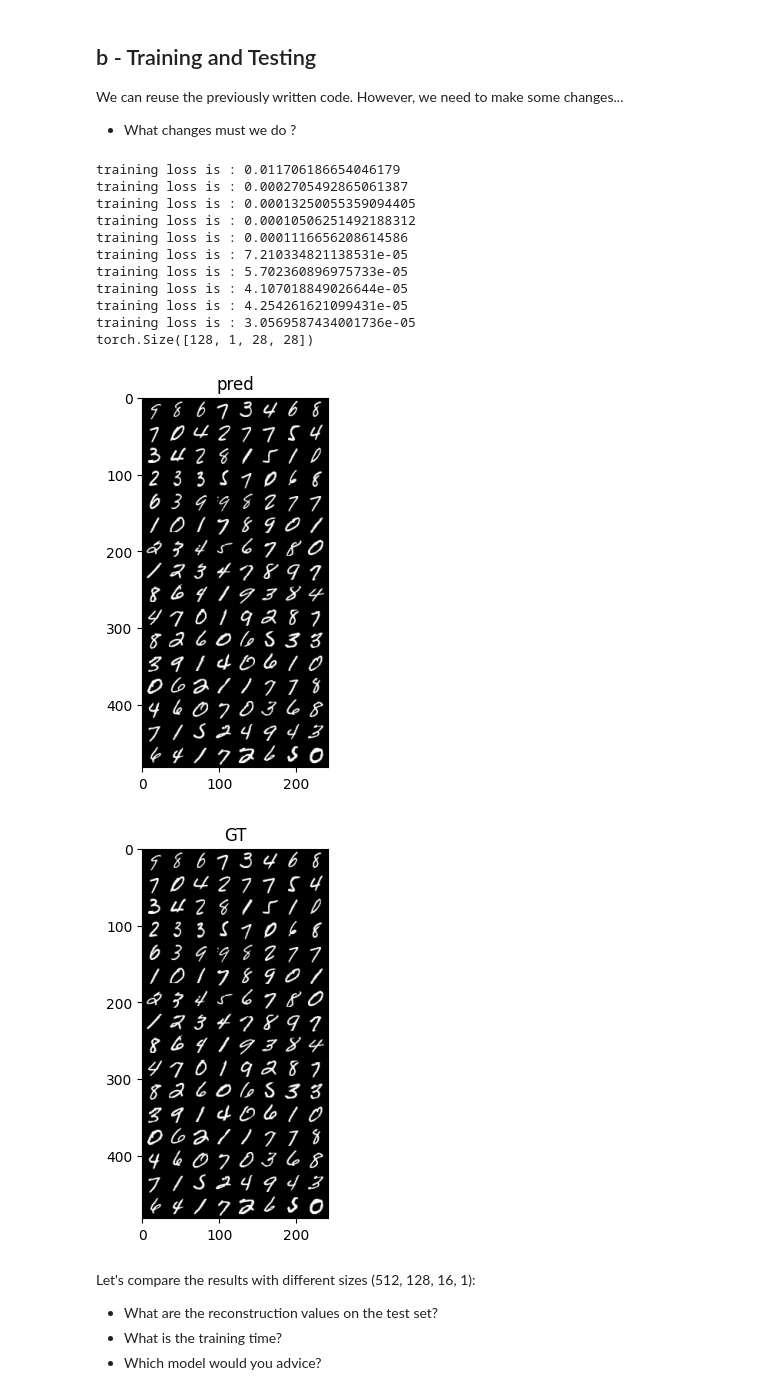
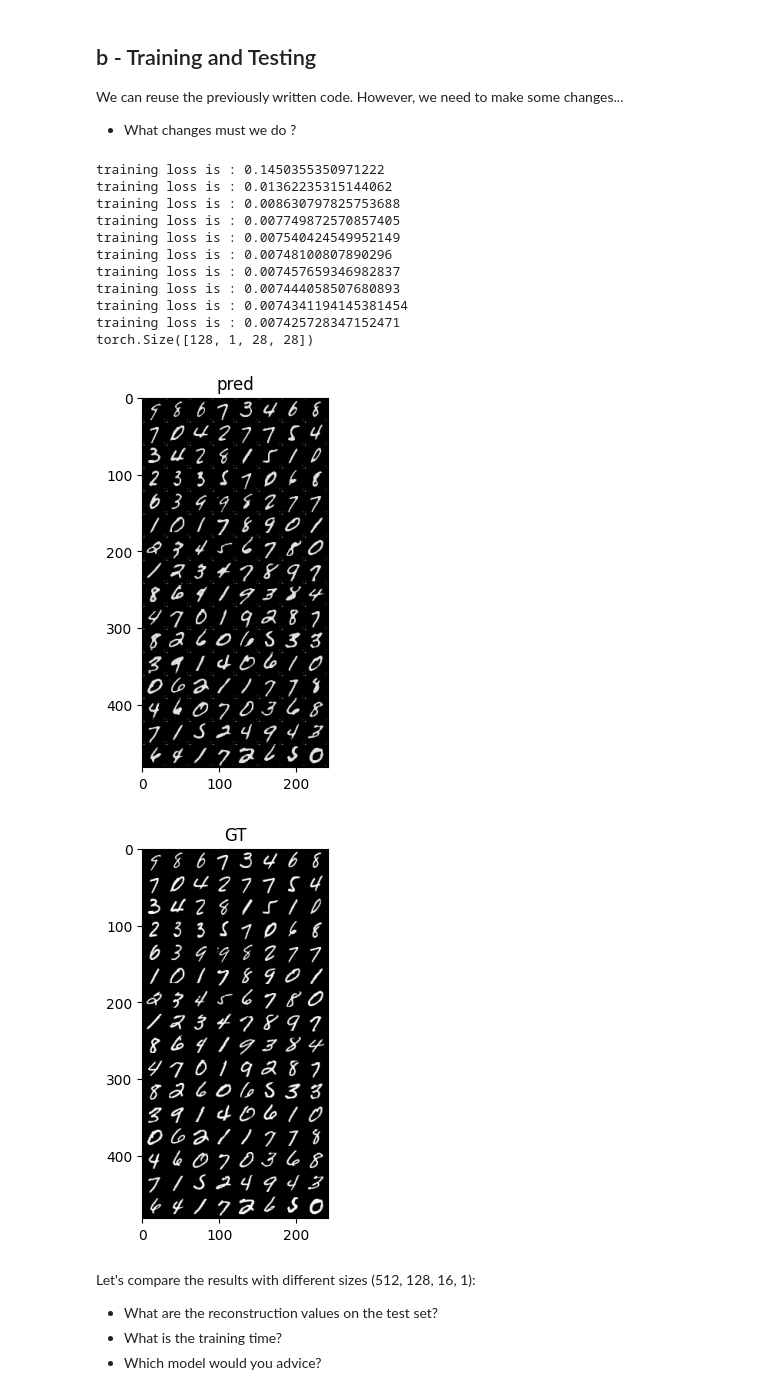
Before and after one commit to rayaneghilene/Image-compression, a Jupyter notebook: TP2_AE_GHILENE_CHERMAT.ipynb, the cells around one changed output. Cells and saved outputs as stored; diff of their text form; code cells hidden in the pictures.

```diff
--- a/TP2_AE_GHILENE_CHERMAT.ipynb
+++ b/TP2_AE_GHILENE_CHERMAT.ipynb
@@ -889,7 +877,7 @@ We can reuse the previously written code. However, we need to make some changes.
 * What changes must we do ?
 # %%
 # TODO : Change your model
-model = AutoEncoder_Conv(1,128)
+model = AutoEncoder_Conv(1,1)
 
 # TODO : Reload your HyperParameters
 
@@ -933,44 +921,44 @@ for epoch in range(num_epochs) :
               #loss.backward() # Keep or not ?
 
               running_loss_v += loss.item()
               if i == 50 :
                   running_loss_v= running_loss_v/50
                   print('validation loss is :',running_loss_v)
                   #loss_val.append(running_loss_v)
 
 # TODO : Rewrite your Testing Loop
     #with torch.no_grad():
      # running_loss = []
 with torch.no_grad():
   running_losses = []
   for i, data in enumerate(test_loader, 0):
     image, label = data
     image.to(device)
     image = image.to(device)
     outputss=net(image)
     outputss = outputss.view(outputss.size(), -1).to(device)
     running_loss = criterion(outputss,image)# use criterion()
     running_losses.append(loss.item())   # accumulate 'loss' into 'losses'
     avg_loss = sum(running_losses) / len(running_losses)
 
 # TODO :  Plot the last batch and the Reconstruction Errors
 print(data[0].shape)
 outputss = outputss.view(128,1,28,28)
 imshow(utils.make_grid(outputss.detach().cpu()),'pred')
 imshow(utils.make_grid(data[0]),'GT')
 # %% [output]
-training loss is : 0.011706186654046179
-training loss is : 0.0002705492865061387
-training loss is : 0.00013250055359094405
-training loss is : 0.00010506251492188312
-training loss is : 0.0001116656208614586
-training loss is : 7.210334821138531e-05
-training loss is : 5.702360896975733e-05
-training loss is : 4.107018849026644e-05
-training loss is : 4.254261621099431e-05
-training loss is : 3.0569587434001736e-05
+training loss is : 0.1450355350971222
+training loss is : 0.01362235315144062
+training loss is : 0.008630797825753688
+training loss is : 0.007749872570857405
+training loss is : 0.007540424549952149
+training loss is : 0.00748100807890296
+training loss is : 0.007457659346982837
+training loss is : 0.007444058507680893
+training loss is : 0.0074341194145381454
+training loss is : 0.007425728347152471
 torch.Size([128, 1, 28, 28])
-[figure, old version]
+[figure, new version]
 [figure]
 # %% [markdown]
 Let's compare the results with different sizes (512, 128, 16, 1):
```
Also changed, not shown: parts of 18 cells of this notebook.
